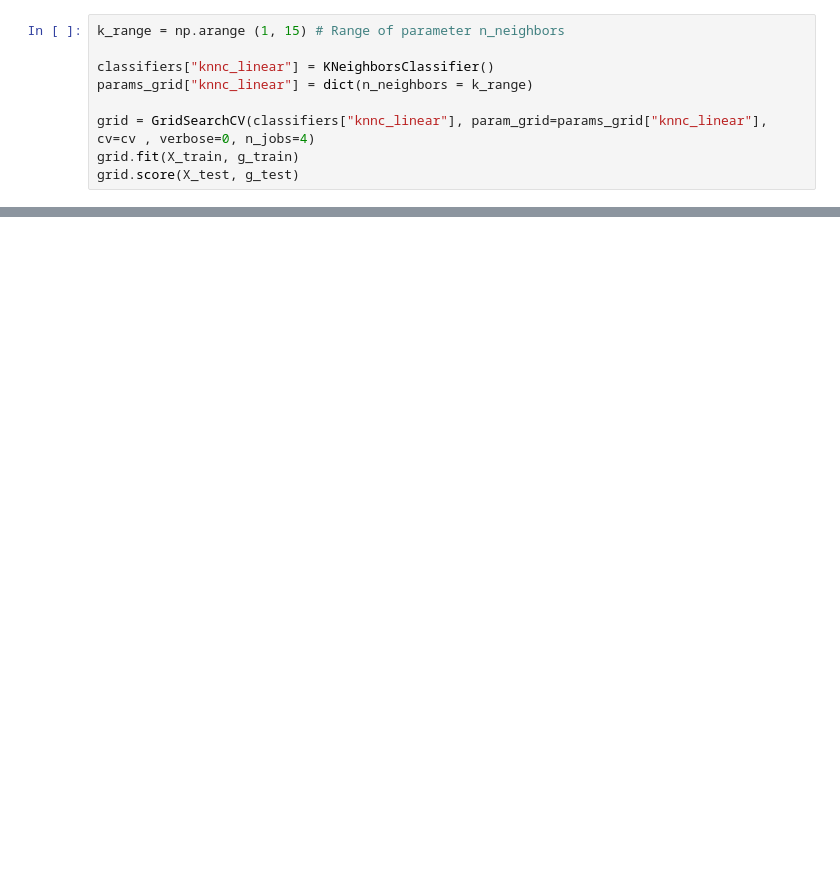
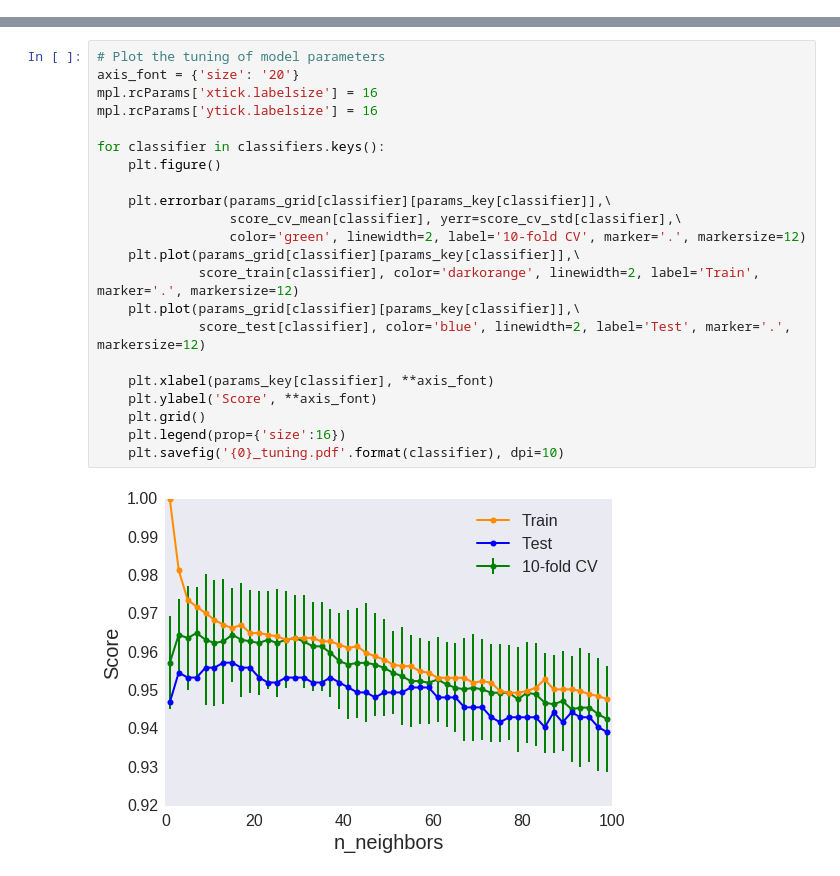
Before and after one commit to huragok/STA208, a Jupyter notebook: exam1/training.ipynb, the cells around one changed output, grey strips where cells are left out. Cells and saved outputs as stored; diff of their text form; blank space fills up the shorter version.

```diff
--- a/exam1/training.ipynb
+++ b/exam1/training.ipynb
@@ -40,9 +45,0 @@ cv = StratifiedShuffleSplit(g_train, n_iter=5, test_size=1/4, random_state=8) #
-# %%
-k_range = np.arange (1, 15) # Range of parameter n_neighbors
-
-classifiers["knnc_linear"] = KNeighborsClassifier()
-params_grid["knnc_linear"] = dict(n_neighbors = k_range)
-
-grid = GridSearchCV(classifiers["knnc_linear"], param_grid=params_grid["knnc_linear"], cv=cv , verbose=0, n_jobs=4)
-grid.fit(X_train, g_train)
-grid.score(X_test, g_test)
@@ -54,0 +91,24 @@ grid.best_params_
+# %%
+# Plot the tuning of model parameters
+axis_font = {'size': '20'}
+mpl.rcParams['xtick.labelsize'] = 16
+mpl.rcParams['ytick.labelsize'] = 16
+
+for classifier in classifiers.keys():
+    plt.figure()
+
+    plt.errorbar(params_grid[classifier][params_key[classifier]],\
+                 score_cv_mean[classifier], yerr=score_cv_std[classifier],\
+                 color='green', linewidth=2, label='10-fold CV', marker='.', markersize=12)
+    plt.plot(params_grid[classifier][params_key[classifier]],\
+             score_train[classifier], color='darkorange', linewidth=2, label='Train', marker='.', markersize=12)
+    plt.plot(params_grid[classifier][params_key[classifier]],\
+             score_test[classifier], color='blue', linewidth=2, label='Test', marker='.', markersize=12)
+
+    plt.xlabel(params_key[classifier], **axis_font)
+    plt.ylabel('Score', **axis_font)
+    plt.grid()
+    plt.legend(prop={'size':16})
+    plt.savefig('{0}_tuning.pdf'.format(classifier), dpi=10)
+# %% [output]
+[figure, added]
```
Also changed, not shown: parts of 10 cells of this notebook, 1 other file.
